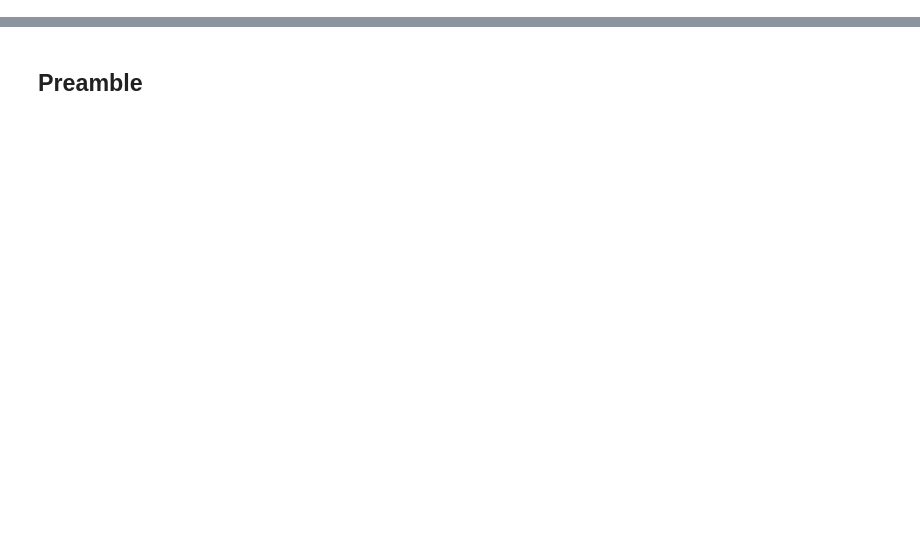
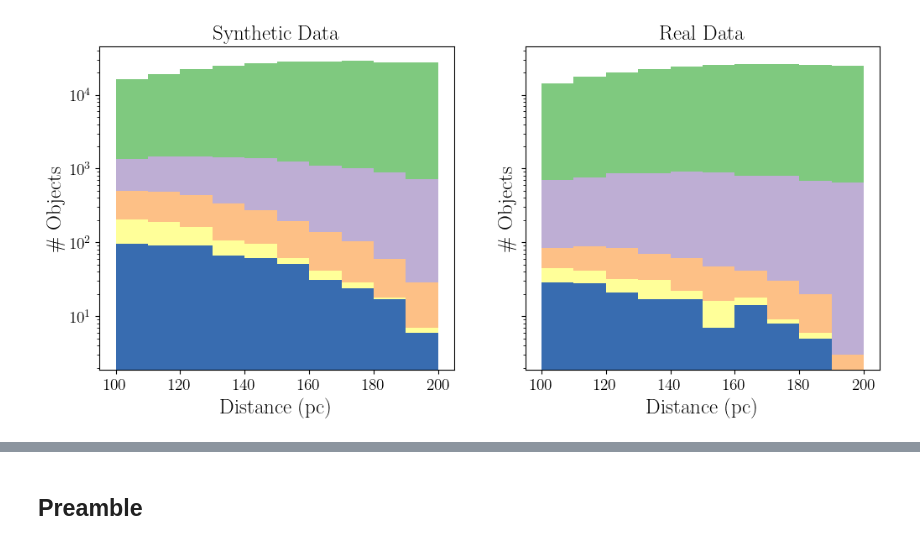
Before and after one commit to BenPennell/BrownDwarfProbabilities, a Jupyter notebook: Results.ipynb, the cells around one changed output, grey strips where cells are left out. Saved outputs shown, nothing was run; the diff lists cells and outputs as text; code cells hidden in the pictures; blank space fills up the shorter version.

```diff
--- a/Results.ipynb
+++ b/Results.ipynb
@@ -33,0 +87,28 @@ all_mdwarfs = np.array(all_mdwarfs)
+# %%
+fig, axs = plt.subplots(1, 2, figsize=(12, 5), sharey=True)
+
+bincount = 10
+
+tbins = axs[0].hist(1000/synthtable["parallax"], color=solution_colormap[0], bins=bincount, label="Low RUWE");
+axs[0].hist(1000/synthtable[np.isin(synthtable["solution_type"], [5, 7, 9, 12])]["parallax"], bins=tbins[1], color=solution_colormap[1], label="High RUWE");
+axs[0].hist(1000/synthtable[np.isin(synthtable["solution_type"], [7, 9, 12])]["parallax"], bins=tbins[1], color=solution_colormap[2], label="Acceleration");
+axs[0].hist(1000/synthtable[np.isin(synthtable["solution_type"], [9, 12])]["parallax"], bins=tbins[1], color=solution_colormap[3], label="Jerk");
+axs[0].hist(1000/synthtable[synthtable["solution_type"] == 12]["parallax"], bins=tbins[1], color=solution_colormap[4], label="Full Orbit");
+axs[0].set_yscale("log");
+axs[0].set_xlabel("Distance (pc)");
+axs[0].set_ylabel(f"\# Objects");
+#axs[0].legend();
+axs[0].set_title("Synthetic Data");
+
+tbins = axs[1].hist(1000/mdwarfs["parallax"], color=solution_colormap[0], bins=bincount, label="Low RUWE");
+axs[1].hist(1000/mdwarfs[np.isin(mdwarfs["solution_type"], [5, 7, 9, 12])]["parallax"], bins=tbins[1], color=solution_colormap[1], label="High RUWE");
+axs[1].hist(1000/mdwarfs[np.isin(mdwarfs["solution_type"], [7, 9, 12])]["parallax"], bins=tbins[1], color=solution_colormap[2], label="Acceleration");
+axs[1].hist(1000/mdwarfs[np.isin(mdwarfs["solution_type"], [9, 12])]["parallax"], bins=tbins[1], color=solution_colormap[3], label="Jerk");
+axs[1].hist(1000/mdwarfs[mdwarfs["solution_type"] == 12]["parallax"], bins=tbins[1], color=solution_colormap[4], label="Full Orbit");
+axs[1].set_yscale("log");
+axs[1].set_xlabel("Distance (pc)");
+axs[1].set_ylabel(f"\# Objects");
+#axs[1].legend();
+axs[1].set_title("Real Data");
+# %% [output]
+[figure, added]
```
Also changed, not shown: parts of 44 cells of this notebook, 28 other files.
